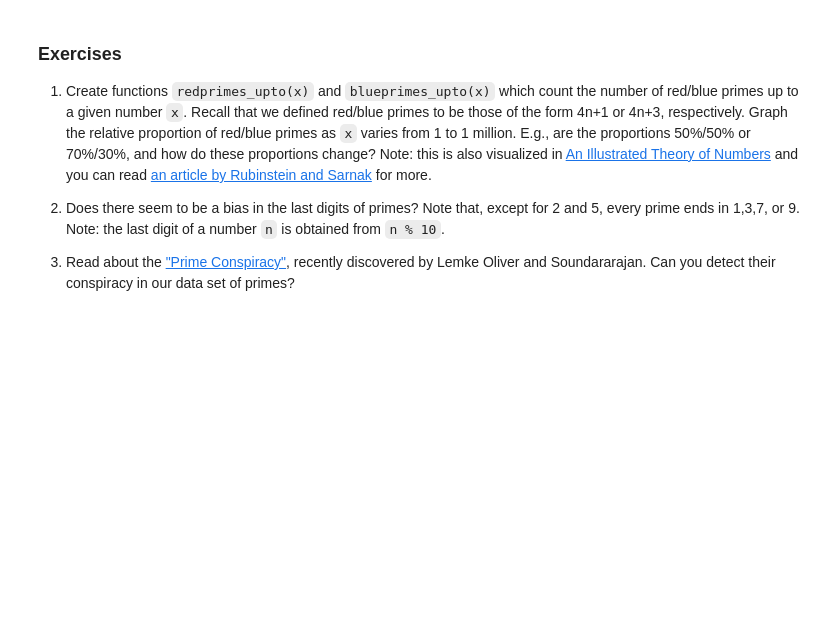
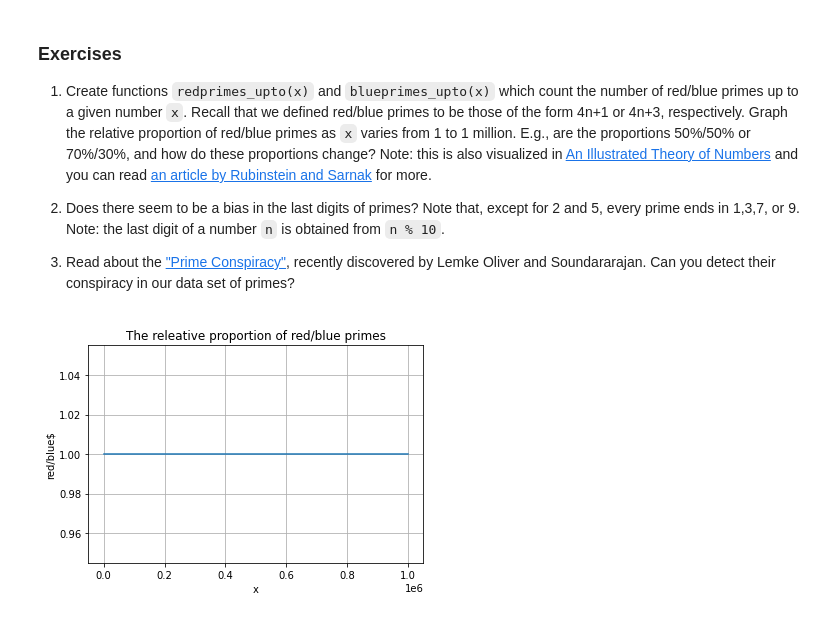
Before and after one commit to chao2235/Math-152, a Jupyter notebook: “P4M_Notebook_3_ipynb”的副本.ipynb, the cells around one changed output. Saved outputs shown, nothing was run; the diff lists cells and outputs as text; code cells hidden in the pictures; blank space fills up the shorter version.

```diff
--- a/“P4M_Notebook_3_ipynb”的副本.ipynb
+++ b/“P4M_Notebook_3_ipynb”的副本.ipynb
@@ -1158,3 +1159,23 @@ Observe that gaps of 2 (twin primes) are pretty frequent.  There are over 8000 o
 2.  Does there seem to be a bias in the last digits of primes?  Note that, except for 2 and 5, every prime ends in 1,3,7, or 9.  Note: the last digit of a number `n` is obtained from `n % 10`.
 
 3.  Read about the ["Prime Conspiracy"](https://www.quantamagazine.org/mathematicians-discover-prime-conspiracy-20160313), recently discovered by Lemke Oliver and Soundararajan.  Can you detect their conspiracy in our data set of primes?
+# %%
+# Problem 1
+def redprimes_upto(x):
+    return len([p for p in primes if p <= x and p%4 == 1])
+def blueprimes_upto(x):
+    return len([p for p in primes if p <= x and p%4 == 1])
+
+x_values = numpy.linspace(10,1000000,1001)
+pix_values = numpy.array([redprimes_upto(x)/blueprimes_upto(x) for x in x_values])
+# %%
+%matplotlib inline
+plt.plot(x_values, pix_values)
+plt.title('The releative proportion of red/blue primes')
+plt.xlabel('x')
+plt.ylabel('red/blue$')
+plt.grid(True)
+plt.show()
+# 50%/50%
+# %% [output]
+[figure, added]
```
Also changed, not shown: parts of 23 cells of this notebook.
